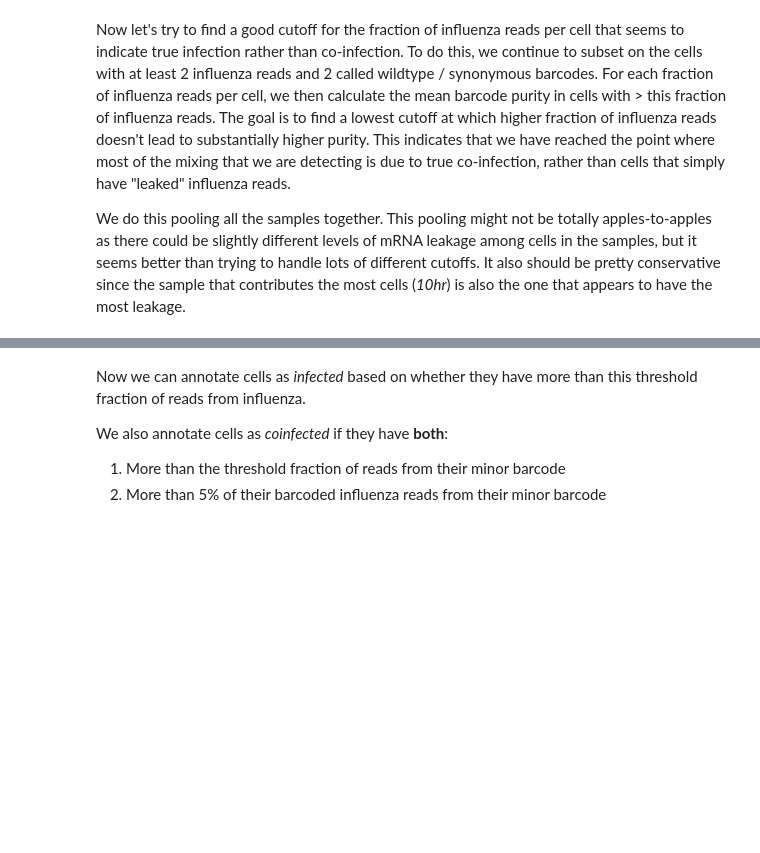
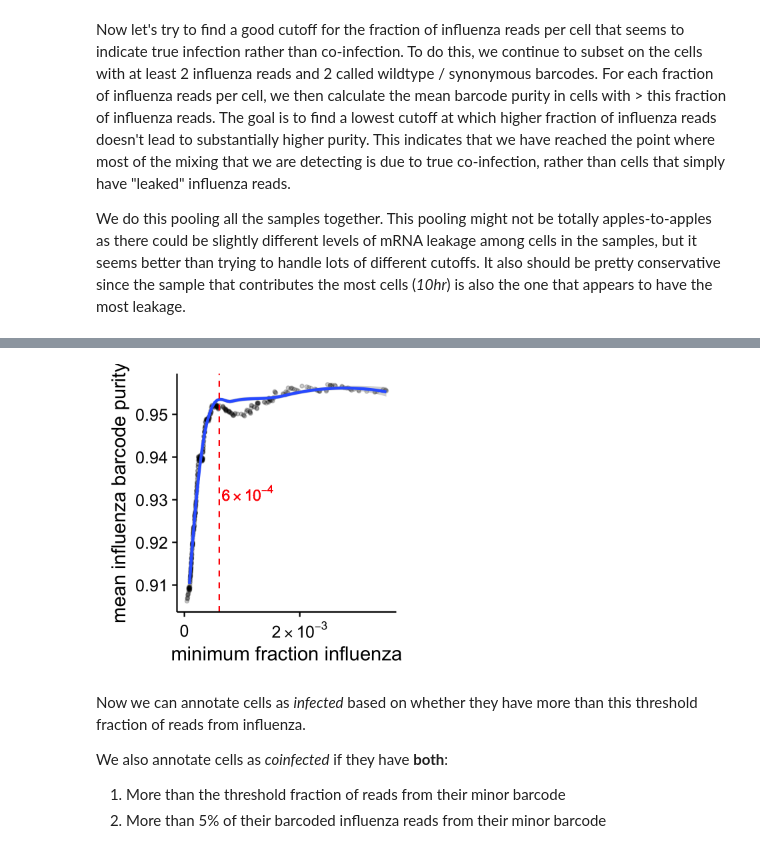
Before and after one commit to jbloomlab/flu_single_cell, a Jupyter notebook: monocle_analysis.ipynb, the cells around one changed output, grey strips where cells are left out. Saved outputs shown, nothing was run; the diff lists cells and outputs as text; code cells hidden in the pictures; blank space fills up the shorter version.

Commit message:
Set threshold for pure influenza infection

```diff
--- a/monocle_analysis.ipynb
+++ b/monocle_analysis.ipynb
@@ -277,11 +278,10 @@ purity <- data.frame(frac.flu)
 purity$mean <- lapply(frac.flu, function (f) {bc.cells %>% filter(frac.flu.mRNAs > f) %>%
   select(purity) %>% as.vector %>% unlist %>% mean}) %>% unlist
 
-# threshold where derivative of purity with respect to fraction flu becomes small
-threshold.frac <- loess(mean~frac.flu, data=purity) %>% diff(fitted)
-print(threshold.frac)
-threshold.purity <- max(purity$mean) - 0.19 * (max(purity$mean) - min(purity$mean))
-threshold.frac <- frac.flu[which(purity$mean > threshold.purity)] %>% min
+# threshold where derivative of purity with respect to fraction flu stops being positive
+deriv.purity <- loess(mean~frac.flu, data=purity) %$% fitted %>% diff
+i.threshold <- which(deriv.purity < 0) %>% min
+threshold.frac <- frac.flu[i.threshold]
 
 # plot the data, smoothed loess fit, and threshold line
 p.purity.threshold <- ggplot(purity,
@@ -294,7 +294,7 @@ p.purity.threshold <- ggplot(purity,
   theme(axis.text.x=element_text(vjust=0.2)) +
   geom_vline(xintercept=threshold.frac, color="red", linetype="dashed") +
   geom_text(aes(threshold.frac, mean(c(min(purity$mean), max(purity$mean))),
-      label=fancy_scientific(threshold.frac, parse.str=FALSE), hjust=-0.05),
+      label=fancy_scientific(threshold.frac, parse.str=FALSE, digits=2), hjust=-0.05),
     parse=TRUE, color="red")
 
 plotfile <- file.path(plotsdir, "flu_purity_cutoff.png")
@@ -305,3 +306,4 @@ ERROR: Error in lag < 1L: comparison (3) is possible only for atomic and list ty
+[figure, added]
 # %% [markdown]
 Now we can annotate cells as *infected* based on whether they have more than this threshold fraction of reads from influenza.
 
```
Also changed, not shown: parts of 8 cells of this notebook.
